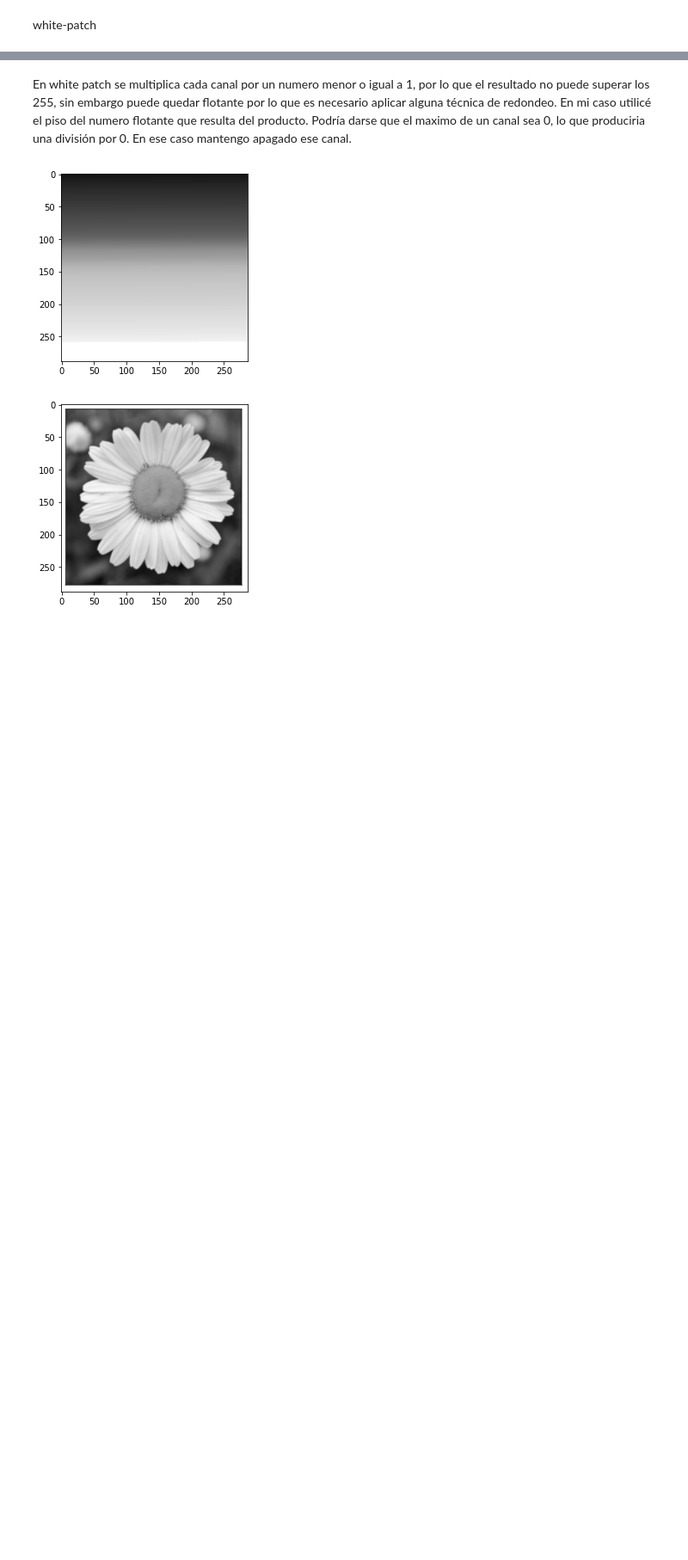
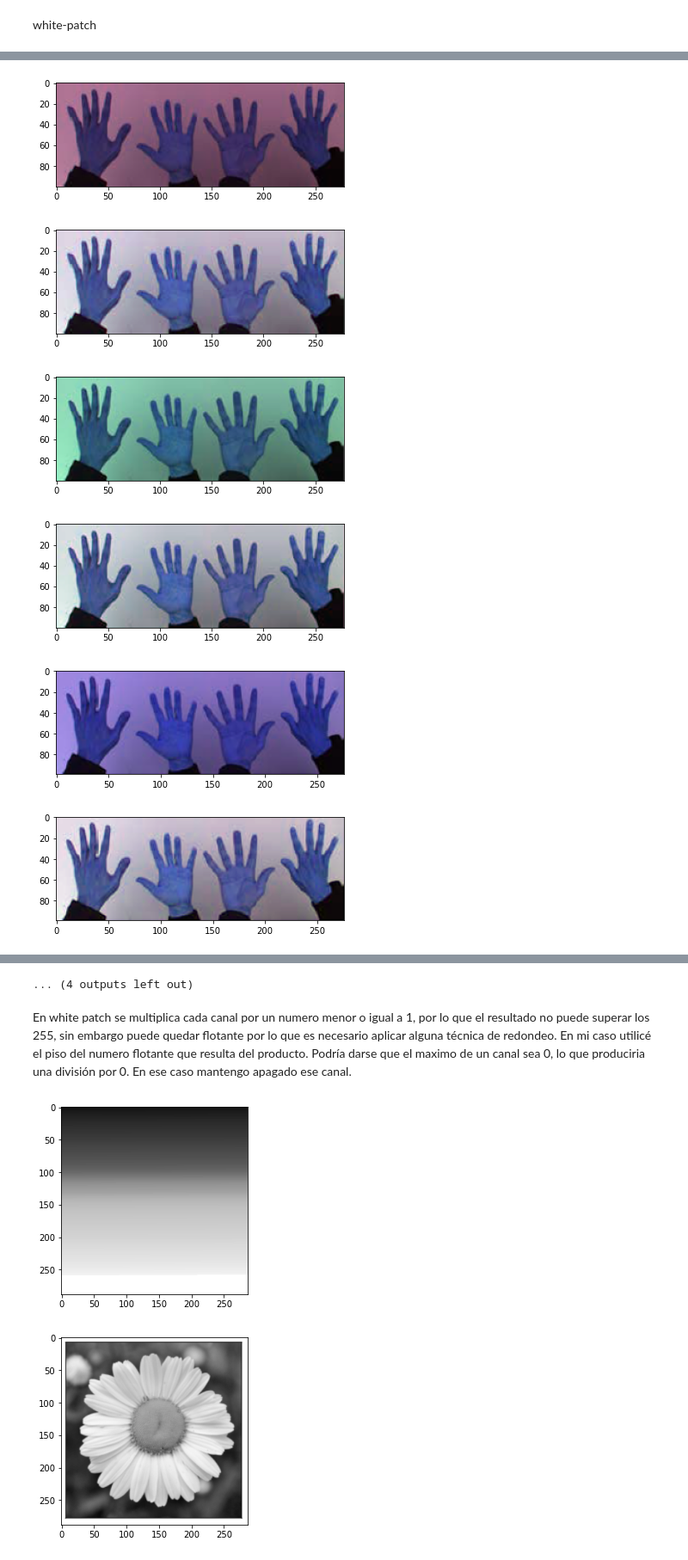
Before and after one commit to ezequielfernandez/vision_computadora_practicas, a Jupyter notebook: tp_1/exercises.ipynb, the cells around one changed output, grey strips where cells are left out. Shown at 86% size. Cells and saved outputs as stored; diff of their text form; code cells hidden in the pictures; blank space fills up the shorter version.

```diff
--- a/tp_1/exercises.ipynb
+++ b/tp_1/exercises.ipynb
@@ -60,9 +80,8 @@ def white_patch(input_image:np.ndarray) -> np.ndarray:
     new_img = input_image.copy()
     h = input_image.shape[0]
     w = input_image.shape[1]
-    scale = 10
 
-    c1, c2, c3 = cv.split(img)
+    c1, c2, c3 = cv.split(input_image)
 
     max_red = max(c1.flatten())
     max_green = max(c2.flatten())
@@ -104,0 +114,74 @@ plt.show()
+# %%
+img_1 = cv.imread('white_patch/test_blue.png')
+img_2 = cv.imread('white_patch/test_green.png')
+img_3 = cv.imread('white_patch/test_red.png')
+
+img_4 = cv.imread('white_patch/wp_blue.jpg')
+img_5 = cv.imread('white_patch/wp_green.png')
+img_6 = cv.imread('white_patch/wp_red.png')
+
+img_7 = cv.imread('white_patch/wp_green2.jpg')
+img_8 = cv.imread('white_patch/wp_red2.jpg')
+# %%
+white_patch_version = white_patch(img_1)
+plt.imshow(img_1)
+plt.show()
+
+plt.imshow(white_patch_version)
+plt.show()
+
+white_patch_version = white_patch(img_2)
+plt.imshow(img_2)
+plt.show()
+
+plt.imshow(white_patch_version)
+plt.show()
+
+white_patch_version = white_patch(img_3)
+plt.imshow(img_3)
+plt.show()
+
+plt.imshow(white_patch_version)
+plt.show()
+
+white_patch_version = white_patch(img_4)
+plt.imshow(img_4)
+plt.show()
+
+plt.imshow(white_patch_version)
+plt.show()
+
+white_patch_version = white_patch(img_5)
+plt.imshow(img_5)
+plt.show()
+
+plt.imshow(white_patch_version)
+plt.show()
+
+white_patch_version = white_patch(img_6)
+plt.imshow(img_6)
+plt.show()
+
+plt.imshow(white_patch_version)
+plt.show()
+
+white_patch_version = white_patch(img_7)
+plt.imshow(img_7)
+plt.show()
+
+plt.imshow(white_patch_version)
+plt.show()
+
+white_patch_version = white_patch(img_8)
+plt.imshow(img_8)
+plt.show()
+
+plt.imshow(white_patch_version)
+plt.show()
+# %% [output]
+[figure, added]
+[figure, added]
+[figure, added]
+[figure, added]
+[figure, added]
+[figure, added]
@@ -105,3 +194,4 @@ plt.show()
+... (4 outputs left out)
 # %% [markdown]
 En white patch se multiplica cada canal por un numero menor o igual a 1, por lo que el resultado no puede superar los 255, sin embargo puede quedar flotante por lo que es necesario aplicar alguna técnica de redondeo. En mi caso utilicé el piso del numero flotante que resulta del producto. Podría darse que el maximo de un canal sea 0, lo que produciria una división por 0. En ese caso mantengo apagado ese canal.
 # %%
```
Also changed, not shown: parts of 6 cells of this notebook.
